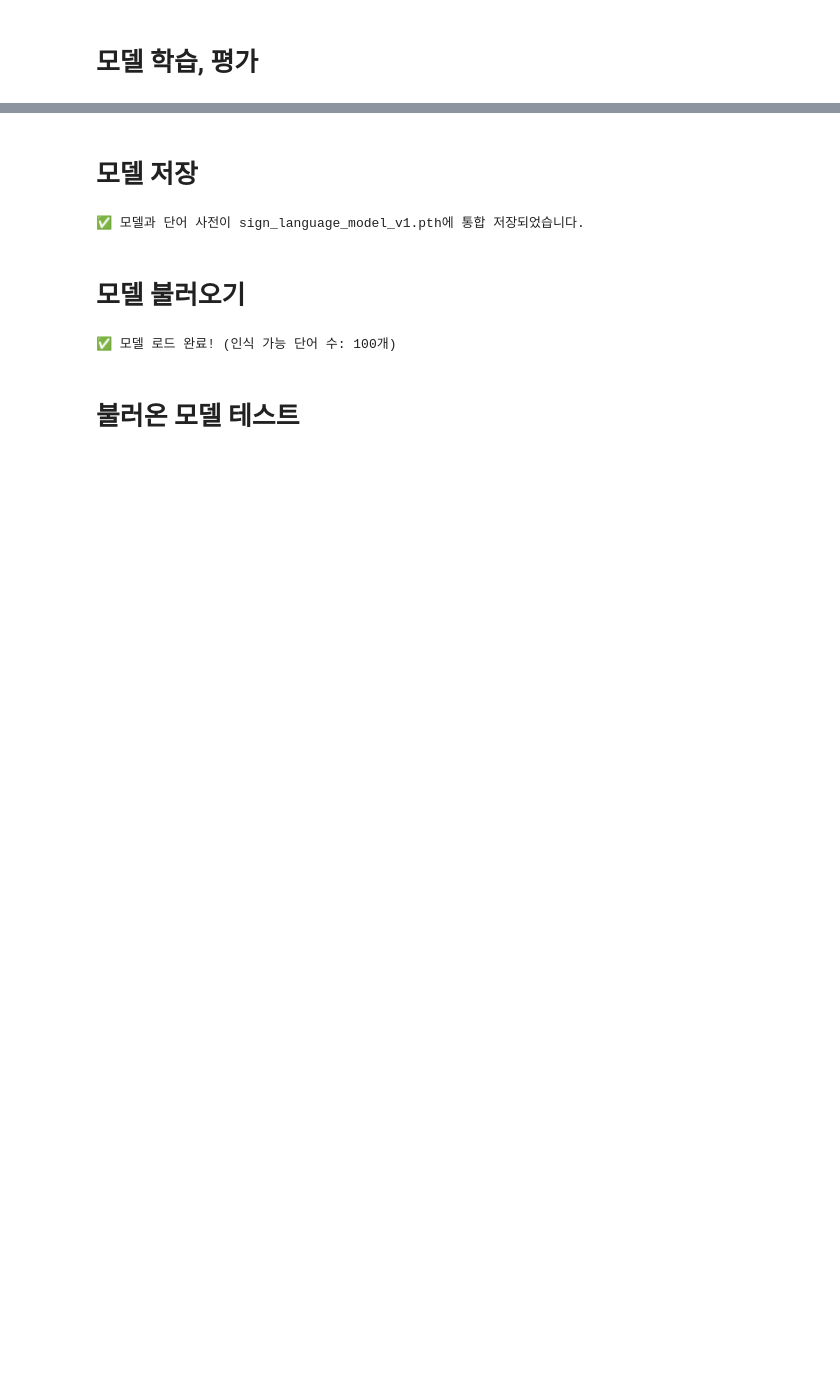
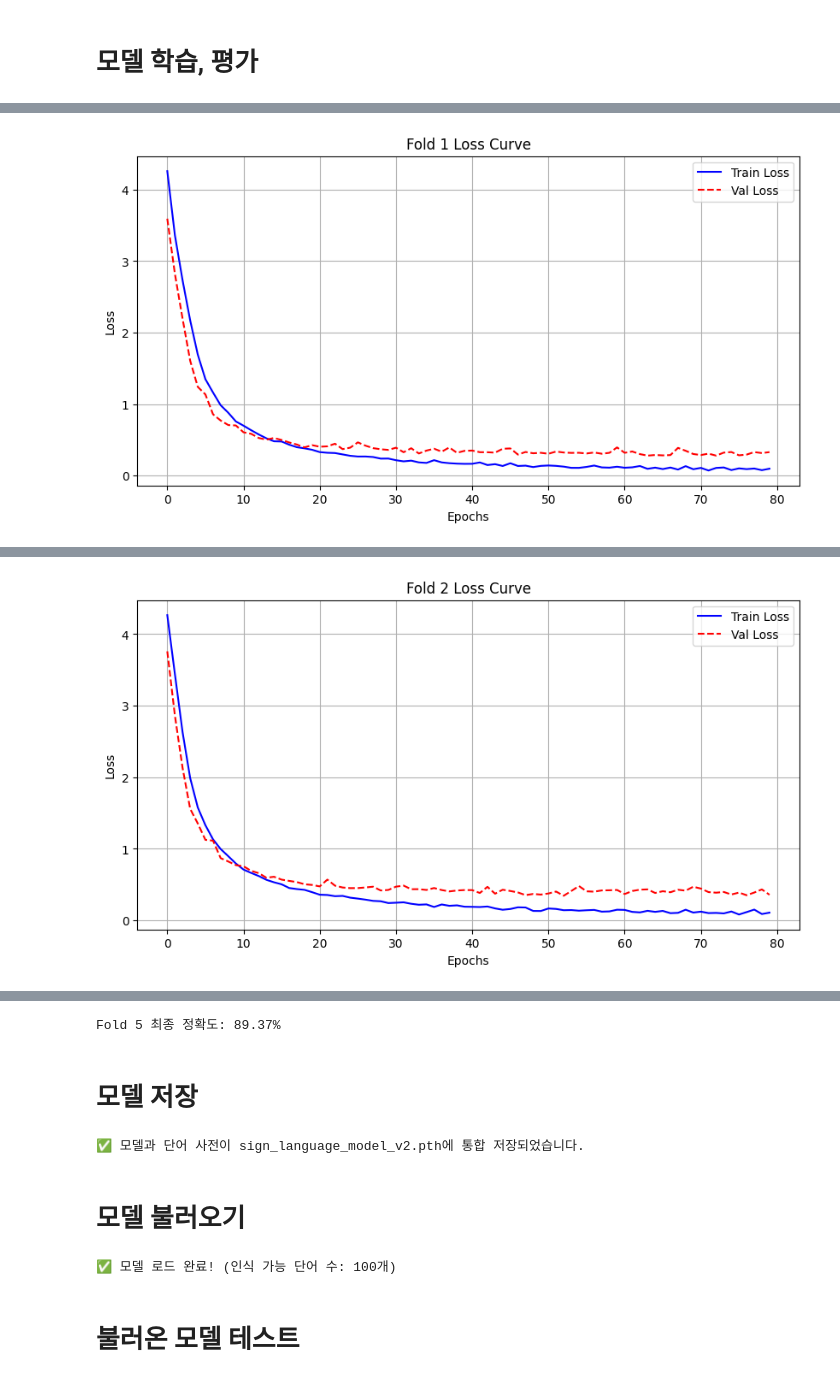
Before and after one commit to OpenSourceSWBasic9/Sign-Language-Recognizer, a Jupyter notebook: train.ipynb, the cells around one changed output, grey strips where cells are left out. Drawn from its saved outputs; the diff is of its cells as text; code cells hidden in the pictures; blank space fills up the shorter version.

```diff
--- a/train.ipynb
+++ b/train.ipynb
@@ -181,7 +303,7 @@ hidden_size = 128   # 데이터 다양성을 고려해 64 -> 128로 상향
 output_dim = len(word_to_idx)
 num_layers = 2
 k_folds = 5
-num_epochs = 80     # 너무 길면 과적합되므로 논문 권장치 수준으로 조정
+num_epochs = 80
 device = torch.device("cuda" if torch.cuda.is_available() else "cpu")
 
 dataset = TensorDataset(X_final, y_final)
@@ -200,8 +322,11 @@ for fold, (train_ids, val_ids) in enumerate(kf.split(X_final)):
 
     # 모델 초기화
     model = SignLanguageClassifier(input_size, hidden_size, output_dim, num_layers).to(device)
-    optimizer = optim.Adam(model.parameters(), lr=0.0005) # 초기 학습률 소폭 하향
+    optimizer = optim.Adam(model.parameters(), lr=0.0005, weight_decay=1e-4) # 초기 학습률 소폭 하향
     criterion = nn.CrossEntropyLoss()
+
+    train_losses = []
+    val_losses = []
 
     # 학습
     for epoch in range(num_epochs):
@@ -217,9 +342,38 @@ for fold, (train_ids, val_ids) in enumerate(kf.split(X_final)):
             optimizer.step()
             total_loss += loss.item()
 
-        # 10 에포크마다 진행 상황 출력
+        epoch_train_loss = total_loss / len(train_loader)
+        train_losses.append(epoch_train_loss)
+
+        # 검증 손실 계산
+        model.eval()
+        total_val_loss = 0
+        with torch.no_grad():
+            for batch_X, batch_y in val_loader:
+                batch_X, batch_y = batch_X.to(device), batch_y.to(device)
+                outputs = model(batch_X)
+                val_loss = criterion(outputs, batch_y)
+                total_val_loss += val_loss.item()
+
+        epoch_val_loss = total_val_loss / len(val_loader)
+        val_losses.append(epoch_val_loss)
+
+         # 10 에포크마다 진행 상황 출력
         if (epoch + 1) % 10 == 0:
-            print(f"Fold {fold+1} | Epoch {epoch+1}/{num_epochs} | Loss: {total_loss/len(train_loader):.4f}")
+            print(f"Fold {fold+1} | Epoch {epoch+1}/{num_epochs} | Train Loss: {epoch_train_loss:.4f} | Val Loss: {epoch_val_loss:.4f}")
+
+    plt.figure(figsize=(10, 5))
+    # 훈련 손실을 파란색 실선으로 그리기
+    plt.plot(train_losses, label='Train Loss', color='blue', linestyle='-')
+    # 검증 손실을 빨간색 점선으로 그리기
+    plt.plot(val_losses, label='Val Loss', color='red', linestyle='--')
+
+    plt.title(f'Fold {fold+1} Loss Curve')
+    plt.xlabel('Epochs')
+    plt.ylabel('Loss')
+    plt.legend() # 우측 상단에 Train Loss, Val Loss 글자 표시
+    plt.grid(True)
+    plt.show()
 
     # 검증 (해당 Fold 성능 측정)
     model.eval()
@@ -235,7 +389,5 @@ for fold, (train_ids, val_ids) in enumerate(kf.split(X_final)):
     acc = 100 * correct / total
     print(f"Fold {fold + 1} 최종 정확도: {acc:.2f}%")
     fold_results.append(acc)
-
-print(f"\n✅ 최종 결과: 평균 검증 정확도 {np.mean(fold_results):.2f}% (+/- {np.std(fold_results):.2f})")
 # %% [output]
 --- Fold 1 / 5 시작 ---
@@ -257,0 +402 @@ Fold 5 최종 정확도: 79.51%
+[figure, added]
@@ -257,0 +414 @@ Fold 5 최종 정확도: 79.51%
+[figure, added]
@@ -258,3 +451,4 @@ Fold 5 최종 정확도: 79.51%
+Fold 5 최종 정확도: 89.37%
 # %% [markdown]
 # 모델 저장
 # %%
@@ -263,12 +457,12 @@ full_loader = DataLoader(dataset, batch_size=16, shuffle=True)
 
 # 2. 모델 새로 초기화
 final_model = SignLanguageClassifier(input_size, hidden_size, output_dim, num_layers).to(device)
-optimizer = optim.Adam(final_model.parameters(), lr=0.0005)
+optimizer = optim.Adam(final_model.parameters(), lr=0.0005, weight_decay=1e-4)
 criterion = nn.CrossEntropyLoss()
 
 # 3. 전체 데이터로 짧고 굵게 학습 (이미 성능 검증은 끝났으니 50~80 에포크 정도)
 final_model.train()
-for epoch in tqdm(range(80), desc="최종 모델 학습 중"):
+for epoch in tqdm(range(60), desc="최종 모델 학습 중"):
     for batch_X, batch_y in full_loader:
         batch_X, batch_y = batch_X.to(device), batch_y.to(device)
         optimizer.zero_grad()
@@ -278,7 +472,7 @@ for epoch in tqdm(range(80), desc="최종 모델 학습 중"):
         optimizer.step()
 
 # 4. 진짜 최종 모델 저장
-save_path = "sign_language_model_v1.pth"
+save_path = "sign_language_model_v2.pth"
 
 # 모델 가중치와 단어 사전을 하나의 딕셔너리로 묶어서 저장
 torch.save({
@@ -290,7 +484,7 @@ torch.save({
 
 print(f"✅ 모델과 단어 사전이 {save_path}에 통합 저장되었습니다.")
 # %% [output]
-✅ 모델과 단어 사전이 sign_language_model_v1.pth에 통합 저장되었습니다.
+✅ 모델과 단어 사전이 sign_language_model_v2.pth에 통합 저장되었습니다.
 # %% [markdown]
 # 모델 불러오기
 # %%
```
Also changed, not shown: parts of 9 cells of this notebook, 1 other file.
